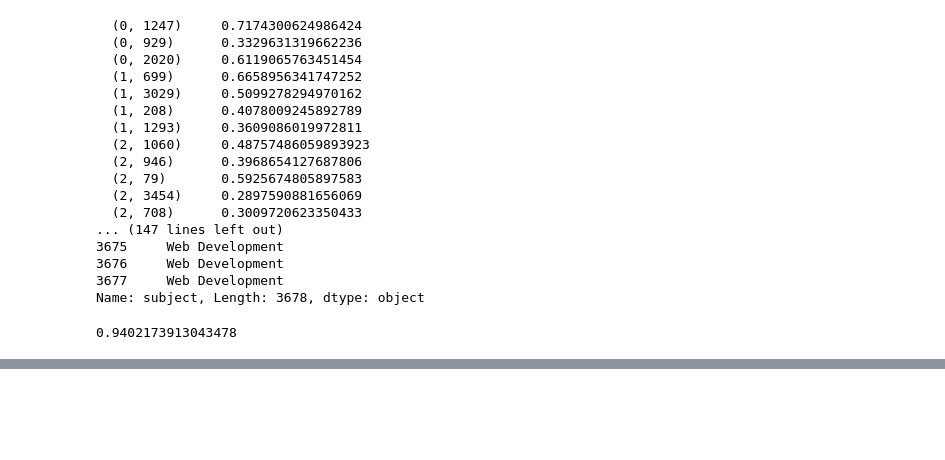
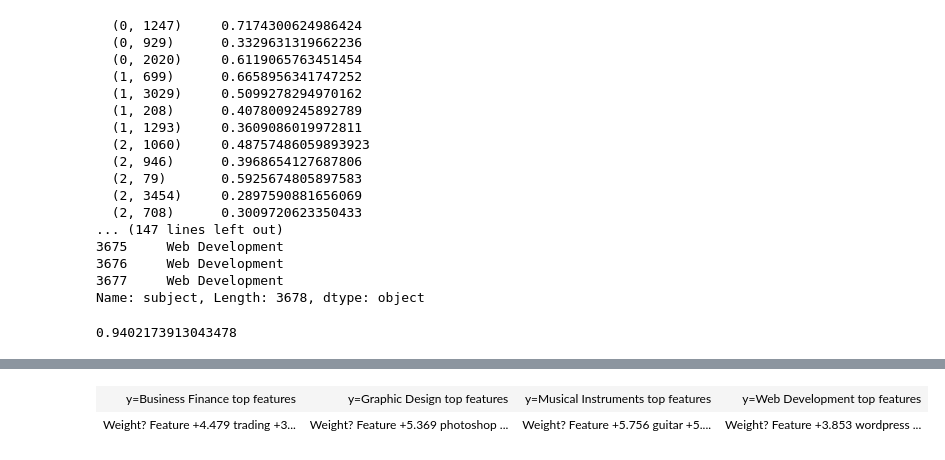
Before and after one commit to SalihOsman1/Text_minng, a Jupyter notebook: PySpark_TextClassification.ipynb, the cells around one changed output, grey strips where cells are left out. Cells and saved outputs as stored; diff of their text form; code cells hidden in the pictures; blank space fills up the shorter version.

```diff
--- a/PySpark_TextClassification.ipynb
+++ b/PySpark_TextClassification.ipynb
@@ -347,0 +356,8 @@ import eli5
+# %%
+### expaling weights
+eli5.show_weights(lr_fit)
+#eli5.show_weights(lr_fit, feature_names=tfidf_vec.get_feature_names())
+eli5.show_weights(lr_fit, vec=tfidf_vec)
+# %% [output]
+| y=Business Finance top features | y=Graphic Design top features | y=Musical Instruments top features | y=Web Development top features |
+| Weight? Feature +4.479 trading +3... | Weight? Feature +5.369 photoshop ... | Weight? Feature +5.756 guitar +5.... | Weight? Feature +3.853 wordpress ... |
```
Also changed, not shown: parts of 44 cells of this notebook, 1 other file.
